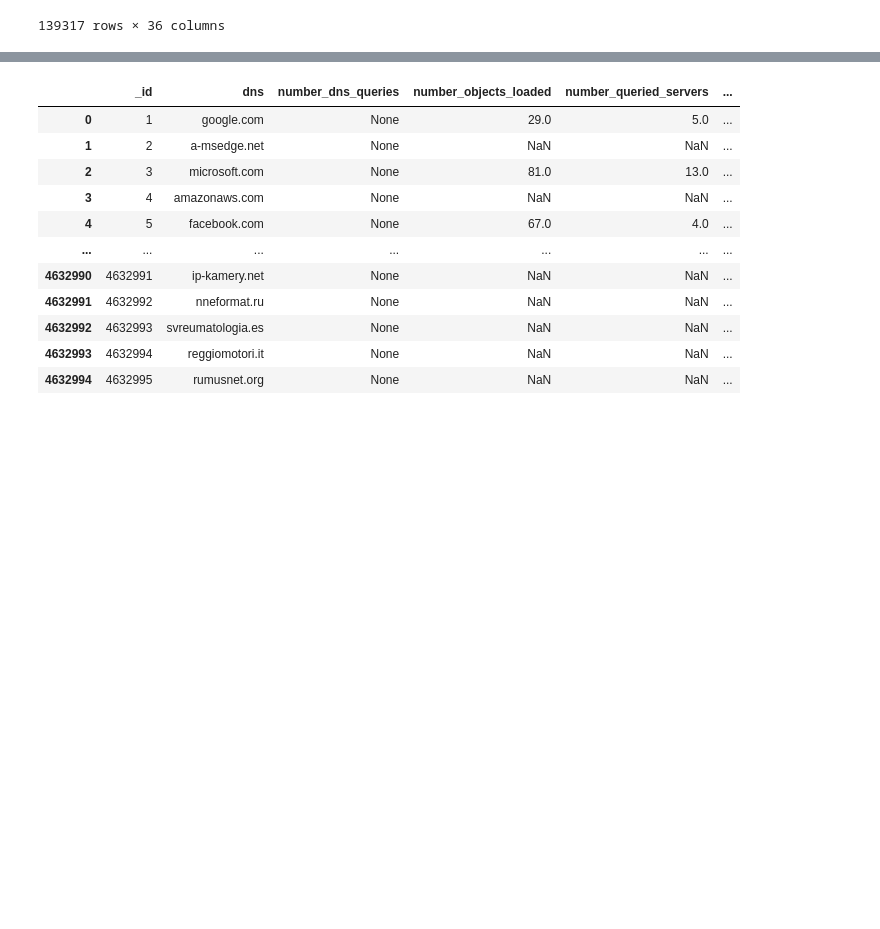
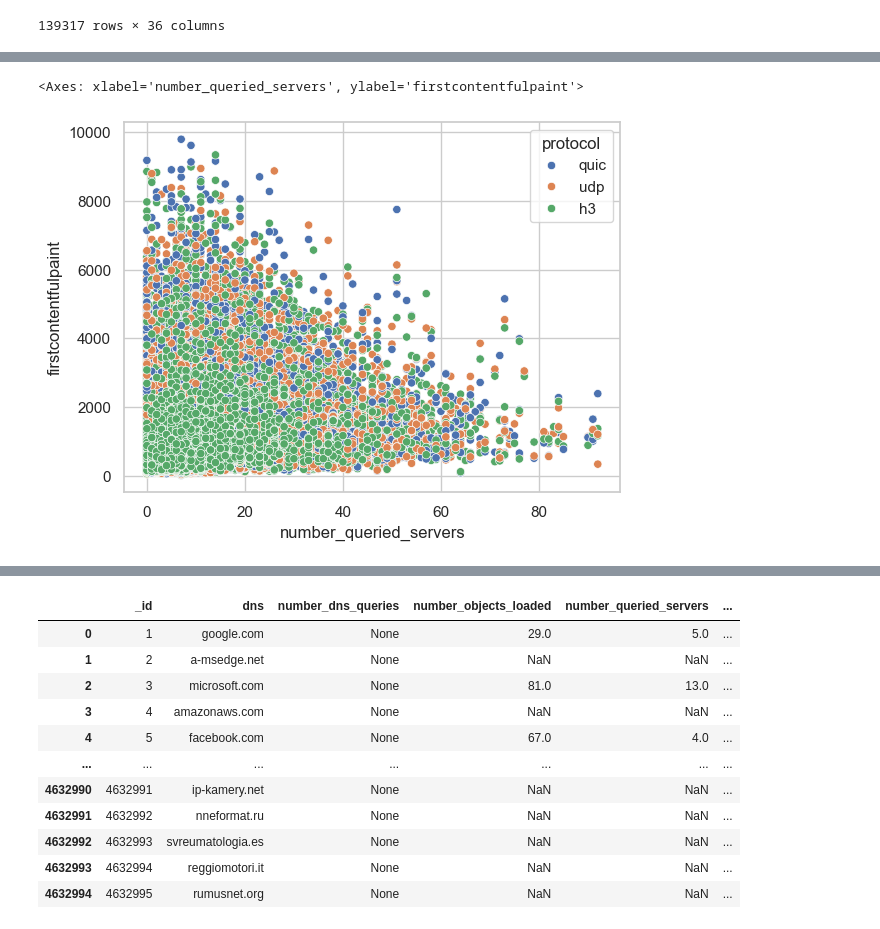
Before and after one commit to philipp0x62/web-performance, a Jupyter notebook: analysis/website-measurement-analysis.ipynb, the cells around one changed output, grey strips where cells are left out. Cells and saved outputs as stored; diff of their text form; code cells hidden in the pictures; blank space fills up the shorter version.

```diff
--- a/analysis/website-measurement-analysis.ipynb
+++ b/analysis/website-measurement-analysis.ipynb
@@ -525,0 +660,5 @@ warmed_up_intersect_measurements_df
+# %%
+sns.scatterplot(data=scatterplot_df, x="number_queried_servers", y="firstcontentfulpaint", hue="protocol")
+# %% [output]
+<Axes: xlabel='number_queried_servers', ylabel='firstcontentfulpaint'>
+[figure, added]
```
Also changed, not shown: parts of 37 cells of this notebook, 1 other file.
